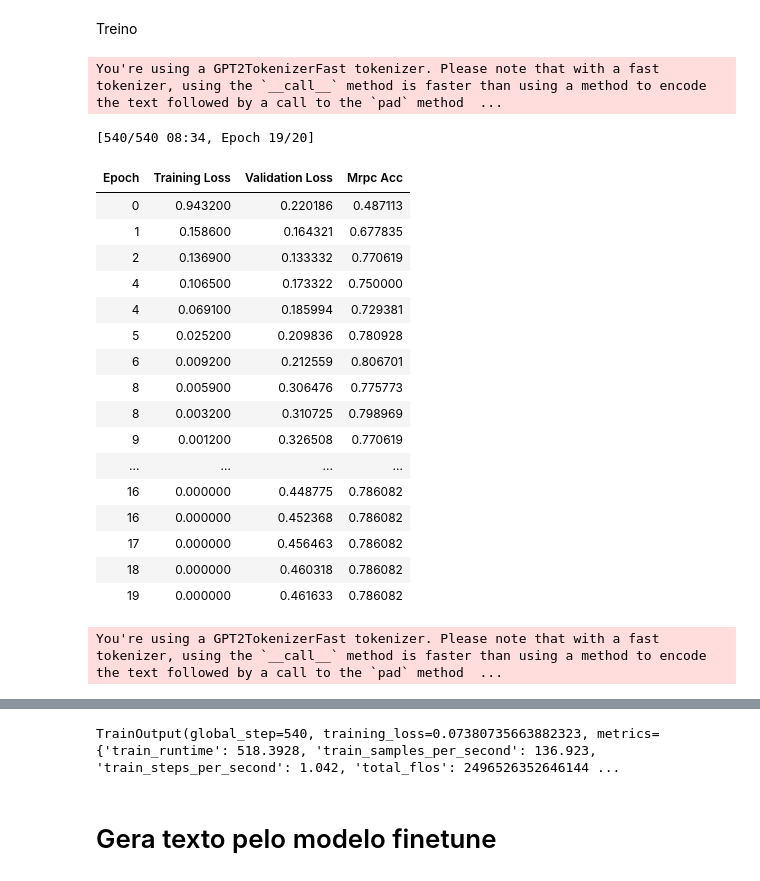
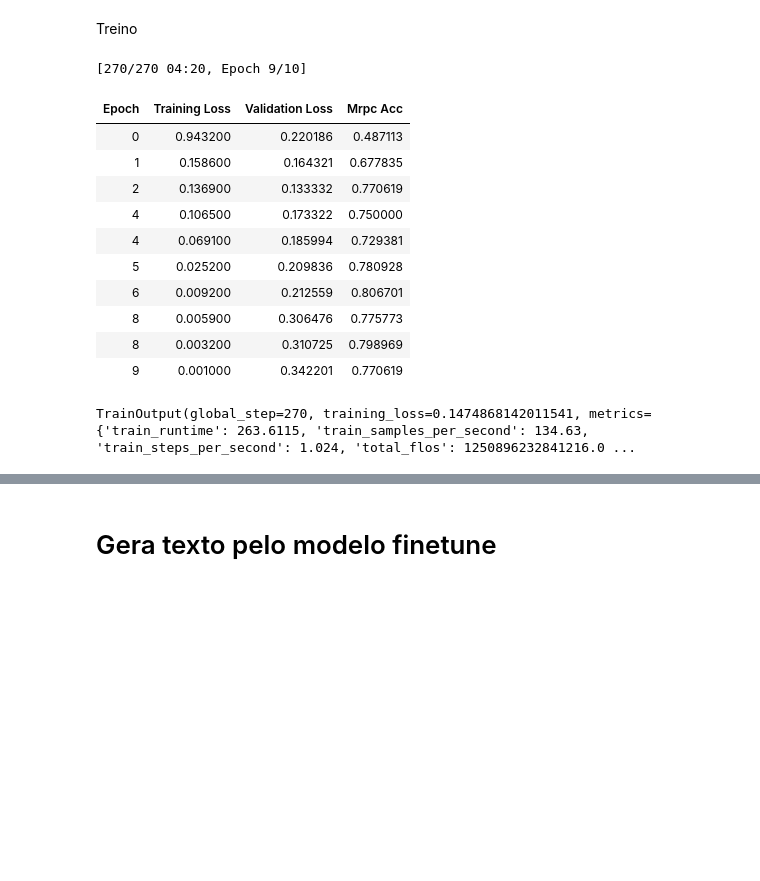
Before and after one commit to thacio/LLM-Notebooks, a Jupyter notebook: Finetunning-LanguageModel.ipynb, the cells around one changed output, grey strips where cells are left out. Drawn from its saved outputs; the diff is of its cells as text; code cells hidden in the pictures; blank space fills up the shorter version.

```diff
--- a/Finetunning-LanguageModel.ipynb
+++ b/Finetunning-LanguageModel.ipynb
@@ -26,10 +26,10 @@ output_dir="/content/fine-tuned-model"
 # EVAL_BATCH_SIZE=16
 # dropout_rate=0.1
 
-transformer_model_name='tgsc/ult5-pt-small'; model_type='encoder-decoder'; dropout_rate=0.0; BATCH_SIZE = 16; EVAL_BATCH_SIZE=16; #prefix_input='<|NLU|>' # '<|NLG|>'
+transformer_model_name='thacio/ult5-pt-small'; model_type='encoder-decoder'; dropout_rate=0.0; BATCH_SIZE = 16; EVAL_BATCH_SIZE=16; #prefix_input='<|NLU|>' # '<|NLG|>'
 
 gradient_accumulation_steps = int(round(128//BATCH_SIZE))
-epochs = 20
+epochs = 10
 # %%
 gpu_info = !nvidia-smi
 gpu_info = '\n'.join(gpu_info)
@@ -646,7 +751,7 @@ import transformers
 
 logger = logging.get_logger(__name__)
 
-class Seq2SeqTrainerDecoder(Trainer):
+class Seq2SeqTrainerModified(Trainer):
     def evaluate(
         self,
         eval_dataset: Optional[Dataset] = None,
@@ -871,8 +976,6 @@ class Seq2SeqTrainerDecoder(Trainer):
 Treino
 # %%
 from transformers import TrainingArguments, Trainer, Seq2SeqTrainingArguments, Seq2SeqTrainer
-from transformers import DataCollatorForLanguageModeling
-from transformers import DataCollatorForSeq2Seq
 import torch
 import os
 
@@ -882,7 +985,7 @@ if model_type=='decoder':
     compute_metrics=compute_metrics
     learning_rate=1e-4
 elif model_type=='encoder-decoder':
-    data_collator = DataCollatorForSeq2Seq(tokenizer,model=model,max_length=context_length,pad_to_multiple_of=8,return_tensors='pt')
+    data_collator = DataCollatorForSeq2SeqModified(tokenizer,model=model,max_length=context_length,pad_to_multiple_of=8,return_tensors='pt')
     compute_metrics=compute_metrics
     learning_rate=1e-4
 
@@ -904,51 +1007,44 @@ args = Seq2SeqTrainingArguments(
     per_device_eval_batch_size=EVAL_BATCH_SIZE,
     gradient_accumulation_steps = gradient_accumulation_steps,
 
     num_train_epochs=epochs,
 
     lr_scheduler_type="constant",
     learning_rate=learning_rate,
     weight_decay=0.1,
 
     fp16=True,
     fp16_full_eval=True,
     dataloader_num_workers=1,
     # push_to_hub=True,
     # hub_token='token_do_huggingface',
     # hub_strategy="checkpoint",
     # hub_model_id="nome_do_usuario/nome_do_mudelo",
 )
 
 
-trainer = Seq2SeqTrainerDecoder(
+trainer = Seq2SeqTrainerModified(
     model=model,
     tokenizer=tokenizer,
     args=args,
     data_collator=data_collator,
     train_dataset=ds_tokenizado["train"],
     eval_dataset=ds_tokenizado["validation"],
     compute_metrics=compute_metrics,
 )
 
 trainer.train(resume_from_checkpoint=RESUME_FROM_CHECKPOINT)
 # %% [output]
-You're using a GPT2TokenizerFast tokenizer. Please note that with a fast tokenizer, using the `__call__` method is faster than using a method to encode the text followed by a call to the `pad` method  ...
+[270/270 04:20, Epoch 9/10]
+| Epoch | Training Loss | Validation Loss | Mrpc Acc |
+| 0 | 0.943200 | 0.220186 | 0.487113 |
+| 1 | 0.158600 | 0.164321 | 0.677835 |
+| 2 | 0.136900 | 0.133332 | 0.770619 |
+| 4 | 0.106500 | 0.173322 | 0.750000 |
+| 4 | 0.069100 | 0.185994 | 0.729381 |
+| 5 | 0.025200 | 0.209836 | 0.780928 |
+| 6 | 0.009200 | 0.212559 | 0.806701 |
+| 8 | 0.005900 | 0.306476 | 0.775773 |
+| 8 | 0.003200 | 0.310725 | 0.798969 |
+| 9 | 0.001000 | 0.342201 | 0.770619 |
-[540/540 08:34, Epoch 19/20]
+TrainOutput(global_step=270, training_loss=0.1474868142011541, metrics={'train_runtime': 263.6115, 'train_samples_per_second': 134.63, 'train_steps_per_second': 1.024, 'total_flos': 1250896232841216.0 ...
-| Epoch | Training Loss | Validation Loss | Mrpc Acc |
-| 0 | 0.943200 | 0.220186 | 0.487113 |
-| 1 | 0.158600 | 0.164321 | 0.677835 |
-| 2 | 0.136900 | 0.133332 | 0.770619 |
-| 4 | 0.106500 | 0.173322 | 0.750000 |
-| 4 | 0.069100 | 0.185994 | 0.729381 |
-| 5 | 0.025200 | 0.209836 | 0.780928 |
-| 6 | 0.009200 | 0.212559 | 0.806701 |
-| 8 | 0.005900 | 0.306476 | 0.775773 |
-| 8 | 0.003200 | 0.310725 | 0.798969 |
-| 9 | 0.001200 | 0.326508 | 0.770619 |
-| ... | ... | ... | ... |
-| 16 | 0.000000 | 0.448775 | 0.786082 |
-| 16 | 0.000000 | 0.452368 | 0.786082 |
-| 17 | 0.000000 | 0.456463 | 0.786082 |
-| 18 | 0.000000 | 0.460318 | 0.786082 |
-| 19 | 0.000000 | 0.461633 | 0.786082 |
-You're using a GPT2TokenizerFast tokenizer. Please note that with a fast tokenizer, using the `__call__` method is faster than using a method to encode the text followed by a call to the `pad` method  ...
@@ -972,4 +1051,3 @@ You're using a GPT2TokenizerFast tokenizer. Please note that with a fast tokeniz
-TrainOutput(global_step=540, training_loss=0.07380735663882323, metrics={'train_runtime': 518.3928, 'train_samples_per_second': 136.923, 'train_steps_per_second': 1.042, 'total_flos': 2496526352646144 ...
 # %% [markdown]
 # Gera texto pelo modelo finetune
 # %%
```
Also changed, not shown: parts of 9 cells of this notebook, 1 other file.
